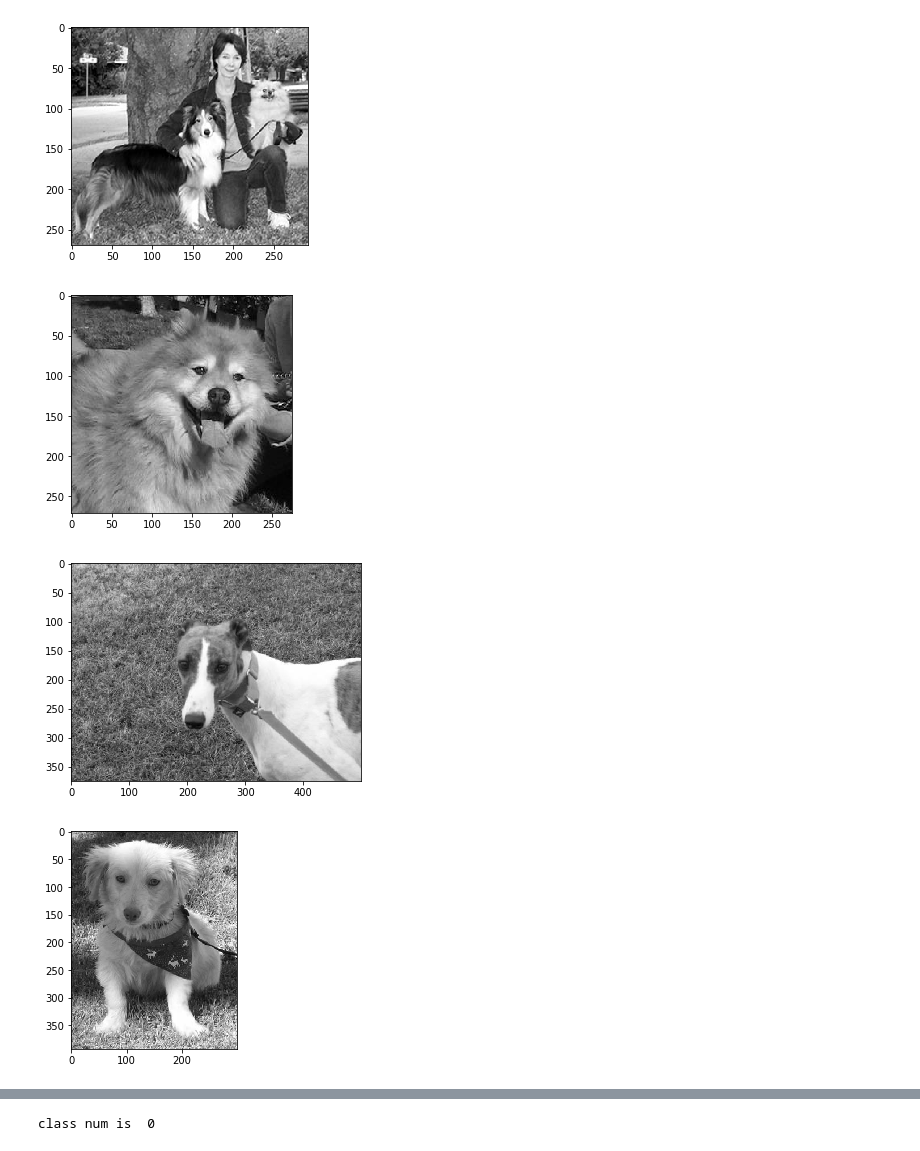
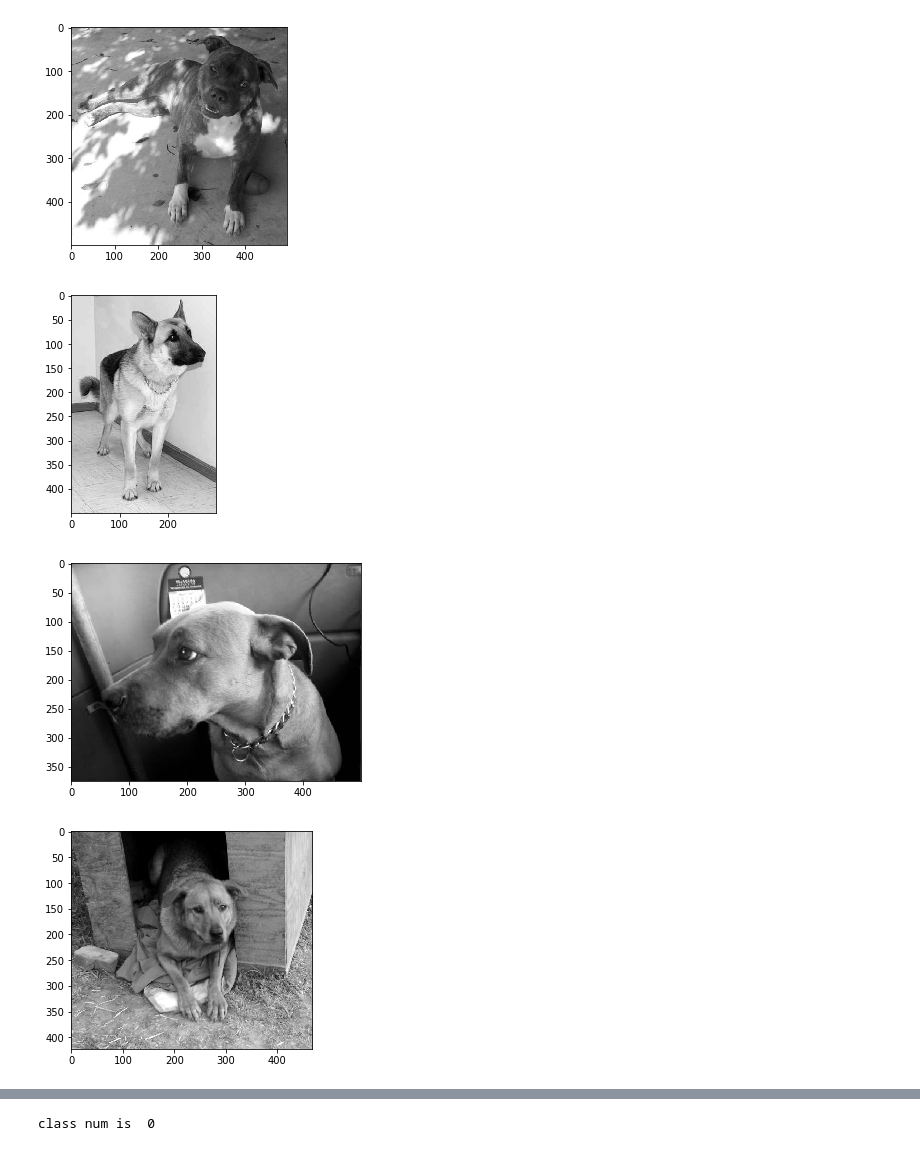
Before and after one commit to ahmed-hassan97/classification-using-keras, a Jupyter notebook: ai_project.ipynb, the cells around one changed output, grey strips where cells are left out. Cells and saved outputs as stored; diff of their text form; code cells hidden in the pictures.

```diff
--- a/ai_project.ipynb
+++ b/ai_project.ipynb
@@ -26,18 +30,18 @@ from tensorflow import keras
 # %%
-DATADIR = 'PetImages'
+DATADIR = 'data'
 CATEGORIES = ["dog", "cat"]
 for category in CATEGORIES:  # do dogs and cats
     path = os.path.join(DATADIR,category)  # create path to dogs and cats
     x=0
     for img in os.listdir(path):  # iterate over each image per dogs and cats
         x+=1
         img_array = cv2.imread(os.path.join(path,img) ,cv2.IMREAD_GRAYSCALE)  # convert to array
         plt.imshow(img_array, cmap='gray')  # graph it
         plt.show()  # display!
         if x==5 :
             break
 # %% [output]
-[figure, old version]
+[figure, new version]
-[figure, old version]
+[figure, new version]
-[figure, old version]
+[figure, new version]
-[figure, old version]
+[figure, new version]
```
Also changed, not shown: parts of 14 cells of this notebook.
